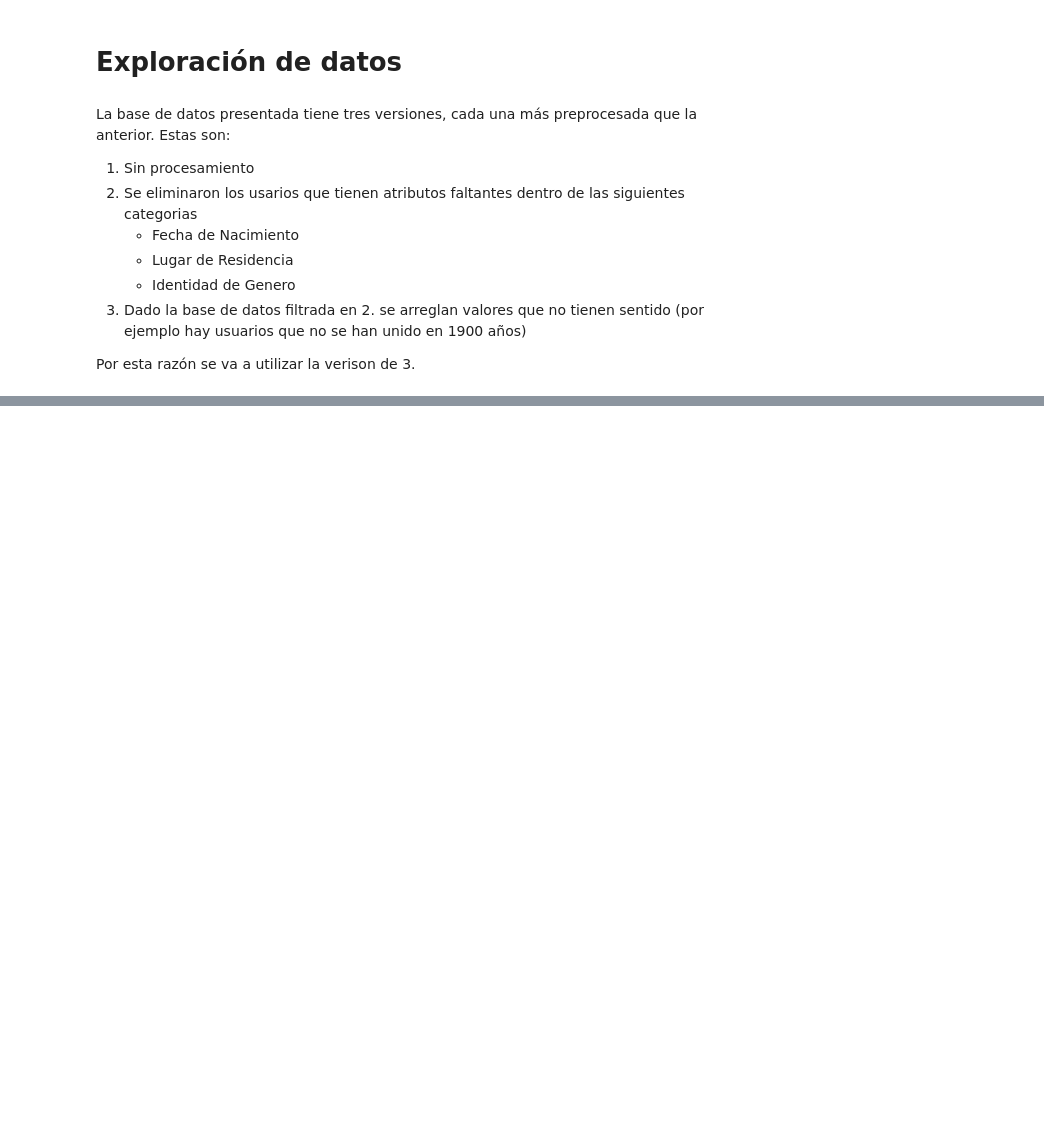
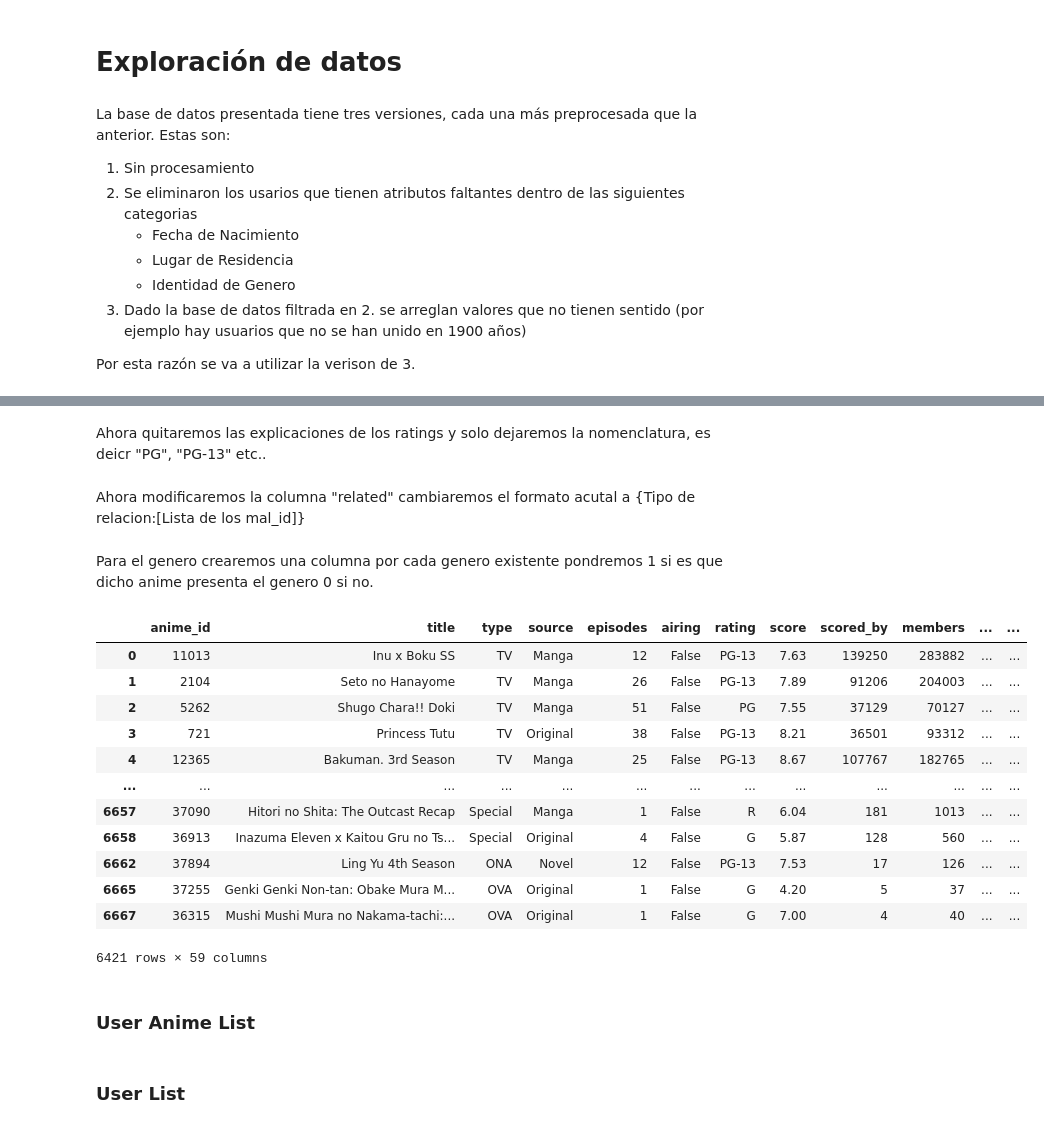
Before and after one commit to diegoolguinw/AnimeDataSet, a Jupyter notebook: Proyecto Mineria de Datos.ipynb, the cells around one changed output, grey strips where cells are left out. Drawn from its saved outputs; the diff is of its cells as text; code cells hidden in the pictures; blank space fills up the shorter version.

```diff
--- a/Proyecto Mineria de Datos.ipynb
+++ b/Proyecto Mineria de Datos.ipynb
@@ -85,0 +338,2 @@ userList.head()
+# %% [markdown]
+Ahora quitaremos las explicaciones de los ratings y solo dejaremos la nomenclatura, es deicr "PG", "PG-13" etc..
@@ -85,0 +347,62 @@ userList.head()
+# %% [markdown]
+Ahora modificaremos la columna "related" cambiaremos el formato acutal a {Tipo de relacion:[Lista de los mal_id]}
+# %%
+relatedList = animeList['related'].tolist()
+
+newList = []
+for index in range(len(relatedList)):
+    related = ast.literal_eval(relatedList[index])
+    dicc = {}
+    for key in related:
+        dicc[key] = []
+        for anime in related[key]:
+            dicc[key].append(anime['mal_id'])
+    newList.append(dicc)
+
+animeList['related'] = newList
+# %% [markdown]
+Para el genero crearemos una columna por cada genero existente pondremos 1 si es que dicho anime presenta el genero 0 si no.
+# %%
+genreList = animeList['genre'].tolist()
+
+genereListAsString = []
+
+uniqueGenereList = []
+
+for genere in genreList:
+    genereListAnime = genere.replace(" ", "").split(',')
+    newValue = []
+    for genereAnime in genereListAnime:
+        newValue.append(genereAnime)
+        if(not genereAnime in uniqueGenereList):
+            uniqueGenereList.append(genereAnime)
+    genereListAsString.append(newValue)
+
+for index in range(len(uniqueGenereList)):
+    genere = uniqueGenereList[index]
+    newValues = []
+    for newIndex in range(len(genereListAsString)):
+        lista = genereListAsString[newIndex]
+        if(genere in lista):
+            newValues.append(1)
+        else:
+            newValues.append(0)
+    animeList[genere] = newValues
+# %%
+animeList = animeList.drop(columns=['genre'])
+# %%
+animeList
+# %% [output]
+|  | anime_id | title | type | source | episodes | airing | rating | score | scored_by | members | ... | ... |
+| 0 | 11013 | Inu x Boku SS | TV | Manga | 12 | False | PG-13 | 7.63 | 139250 | 283882 | ... | ... |
+| 1 | 2104 | Seto no Hanayome | TV | Manga | 26 | False | PG-13 | 7.89 | 91206 | 204003 | ... | ... |
+| 2 | 5262 | Shugo Chara!! Doki | TV | Manga | 51 | False | PG | 7.55 | 37129 | 70127 | ... | ... |
+| 3 | 721 | Princess Tutu | TV | Original | 38 | False | PG-13 | 8.21 | 36501 | 93312 | ... | ... |
+| 4 | 12365 | Bakuman. 3rd Season | TV | Manga | 25 | False | PG-13 | 8.67 | 107767 | 182765 | ... | ... |
+| ... | ... | ... | ... | ... | ... | ... | ... | ... | ... | ... | ... | ... |
+| 6657 | 37090 | Hitori no Shita: The Outcast Recap | Special | Manga | 1 | False | R | 6.04 | 181 | 1013 | ... | ... |
+| 6658 | 36913 | Inazuma Eleven x Kaitou Gru no Ts... | Special | Original | 4 | False | G | 5.87 | 128 | 560 | ... | ... |
+| 6662 | 37894 | Ling Yu 4th Season | ONA | Novel | 12 | False | PG-13 | 7.53 | 17 | 126 | ... | ... |
+| 6665 | 37255 | Genki Genki Non-tan: Obake Mura M... | OVA | Original | 1 | False | G | 4.20 | 5 | 37 | ... | ... |
+| 6667 | 36315 | Mushi Mushi Mura no Nakama-tachi:... | OVA | Original | 1 | False | G | 7.00 | 4 | 40 | ... | ... |
+6421 rows × 59 columns
@@ -85,0 +411,2 @@ userList.head()
+# %% [markdown]
+### User Anime List
@@ -85,0 +415,2 @@ userList.head()
+# %% [markdown]
+### User List
```
Also changed, not shown: parts of 40 cells of this notebook, 1 other file.
